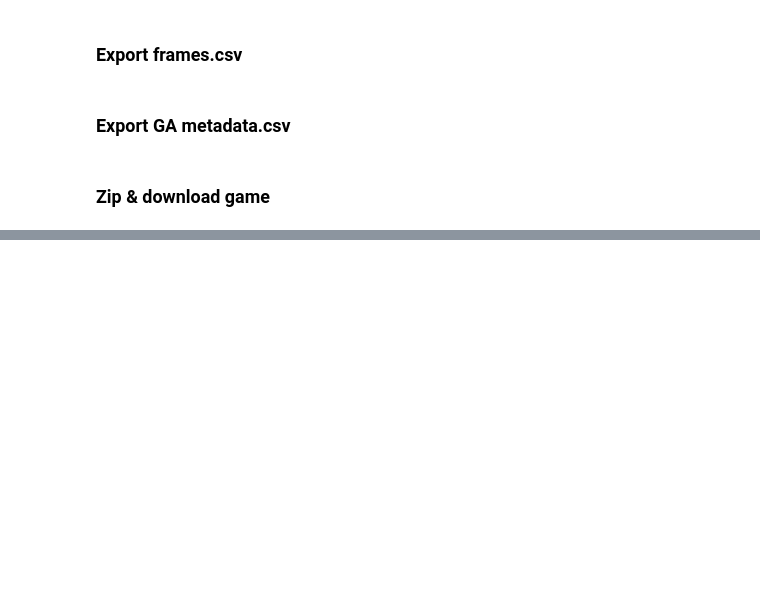
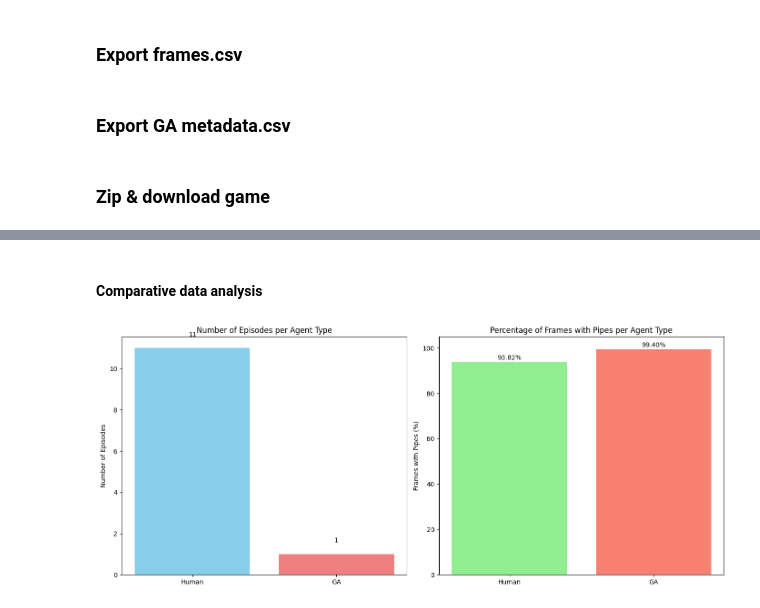
Before and after one commit to Rei0101/JS-FlappyBird, a Jupyter notebook: notebooks/HumanVsAIFlappyBirdGameplayAnalysis.ipynb, the cells around one changed output, grey strips where cells are left out. Cells and saved outputs as stored; diff of their text form; code cells hidden in the pictures; blank space fills up the shorter version.

Commit message:
Add Human vs GA gameplay analysis

```diff
--- a/notebooks/HumanVsAIFlappyBirdGameplayAnalysis.ipynb
+++ b/notebooks/HumanVsAIFlappyBirdGameplayAnalysis.ipynb
@@ -533,0 +1067,13 @@ files.download(zip_filename)
+# %%
+output_dir = "cleaned_data"
+
+human_frames = pd.read_csv(os.path.join(output_dir, "human_frames_cleaned.csv"))
+ga_frames = pd.read_csv(os.path.join(output_dir, "ga_frames_cleaned.csv"))
+
+features = ['bird_y', 'bird_velocity', 'score']
+
+print("=== Human Agent: Frame-Level Descriptive Statistics ===")
+display(human_frames[features].describe())
+
+print("\n=== GA Agent: Frame-Level Descriptive Statistics ===")
+display(ga_frames[features].describe())
@@ -533,0 +1103,35 @@ files.download(zip_filename)
+# %% [markdown]
+#### Comparative data analysis
+# %%
+human_episode_count = human_frames['episode_id'].nunique()
+ga_episode_count = ga_frames['episode_id'].nunique()
+
+human_pipe_pct = human_frames['has_pipe_in_frame'].mean() * 100
+ga_pipe_pct = ga_frames['has_pipe_in_frame'].mean() * 100
+
+agents = ['Human', 'GA']
+episode_counts = [human_episode_count, ga_episode_count]
+pipe_percentages = [human_pipe_pct, ga_pipe_pct]
+
+fig, axes = plt.subplots(1, 2, figsize=(14, 6))
+
+bars1 = axes[0].bar(agents, episode_counts, color=['skyblue', 'lightcoral'])
+axes[0].set_ylabel("Number of Episodes")
+axes[0].set_title("Number of Episodes per Agent Type")
+axes[0].set_ylim(bottom=0)
+for bar in bars1:
+  yval = bar.get_height()
+  axes[0].text(bar.get_x() + bar.get_width()/2, yval + 0.5, round(yval), ha='center', va='bottom')
+
+bars2 = axes[1].bar(agents, pipe_percentages, color=['lightgreen', 'salmon'])
+axes[1].set_ylabel("Frames with Pipes (%)")
+axes[1].set_title("Percentage of Frames with Pipes per Agent Type")
+axes[1].set_ylim(bottom=0, top=105)
+for bar in bars2:
+  yval = bar.get_height()
+  axes[1].text(bar.get_x() + bar.get_width()/2, yval + 0.5, f'{yval:.2f}%', ha='center', va='bottom')
+
+plt.tight_layout()
+plt.show()
+# %% [output]
+[figure, added]
```
Also changed, not shown: parts of 89 cells of this notebook.
